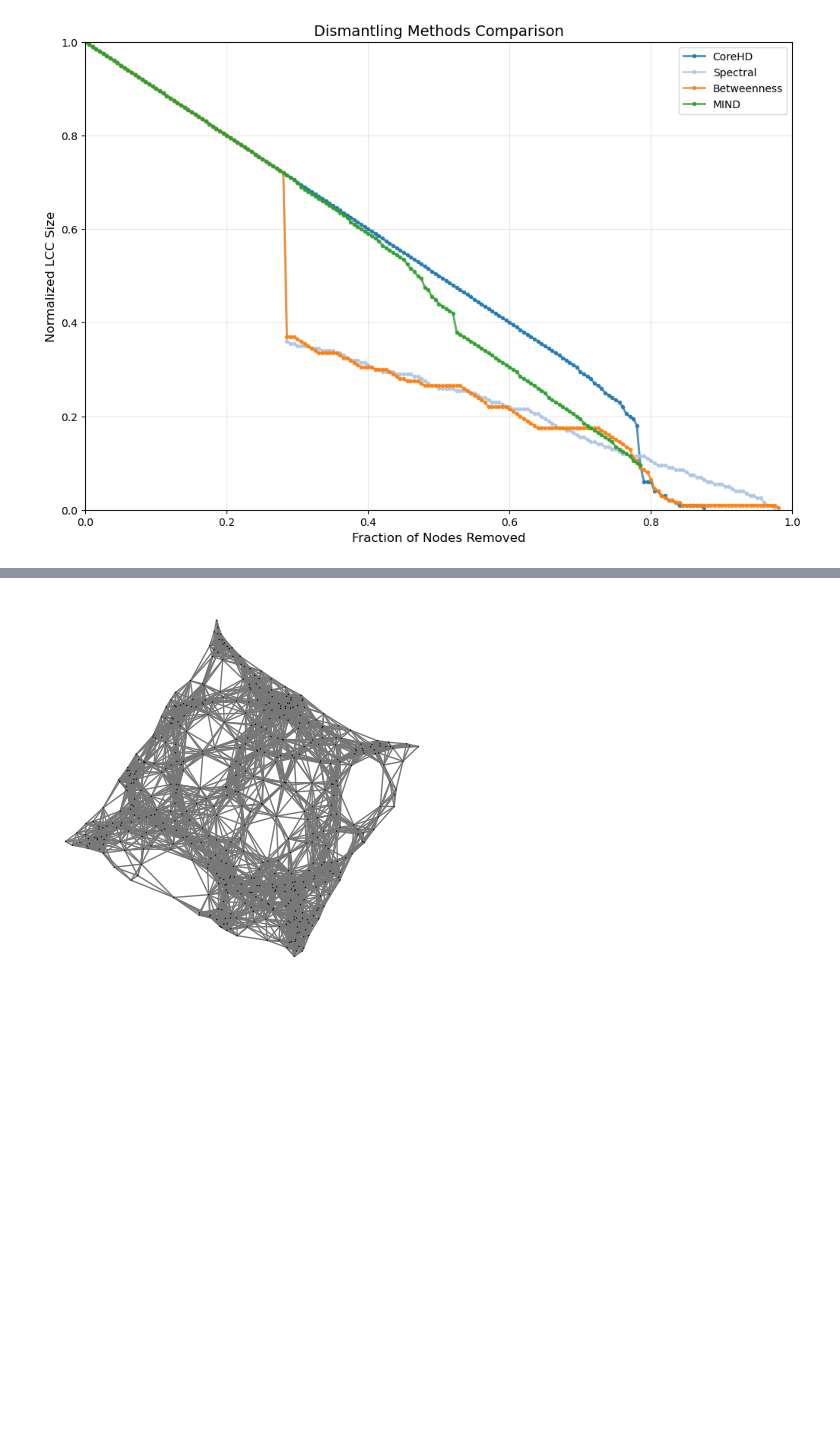
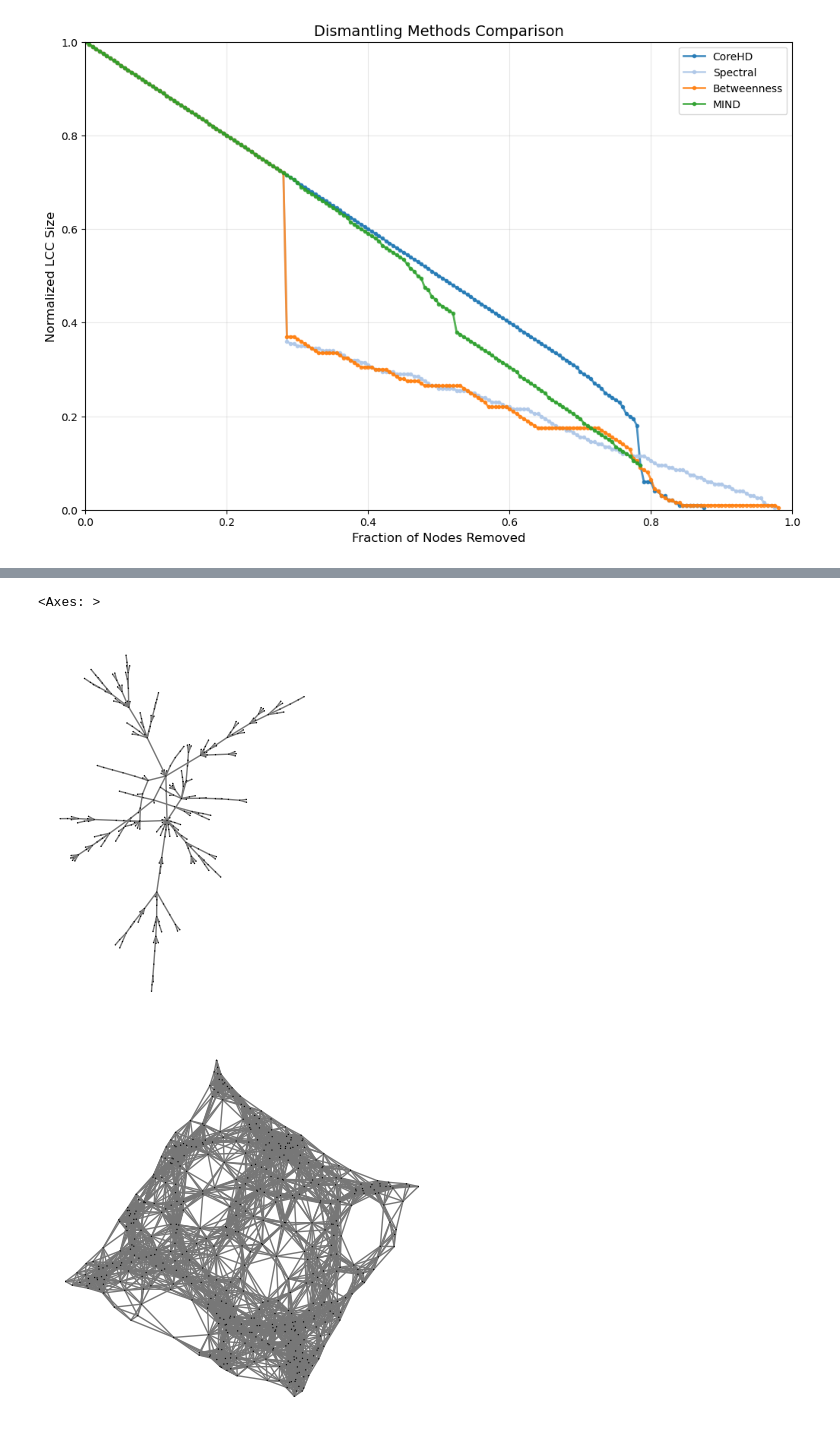
Before and after one commit to Rich-Chaw/MIND-ND, a Jupyter notebook: baseline.ipynb, the cells around one changed output, grey strips where cells are left out. Cells and saved outputs as stored; diff of their text form; code cells hidden in the pictures; blank space fills up the shorter version.

```diff
--- a/baseline.ipynb
+++ b/baseline.ipynb
@@ -358,3 +435,10 @@ np.random.rand()
+# %%
+#### BA
+G = ig.Graph.Barabasi(n=300, m=1, directed=False)
+plot_graph(G)
+# %% [output]
+<Axes: >
+[figure, added]
 # %%
 # Setup SBM
 # Generate a 2D Random Geometric Graph
```
Also changed, not shown: parts of 8 cells of this notebook, 8 other files.
